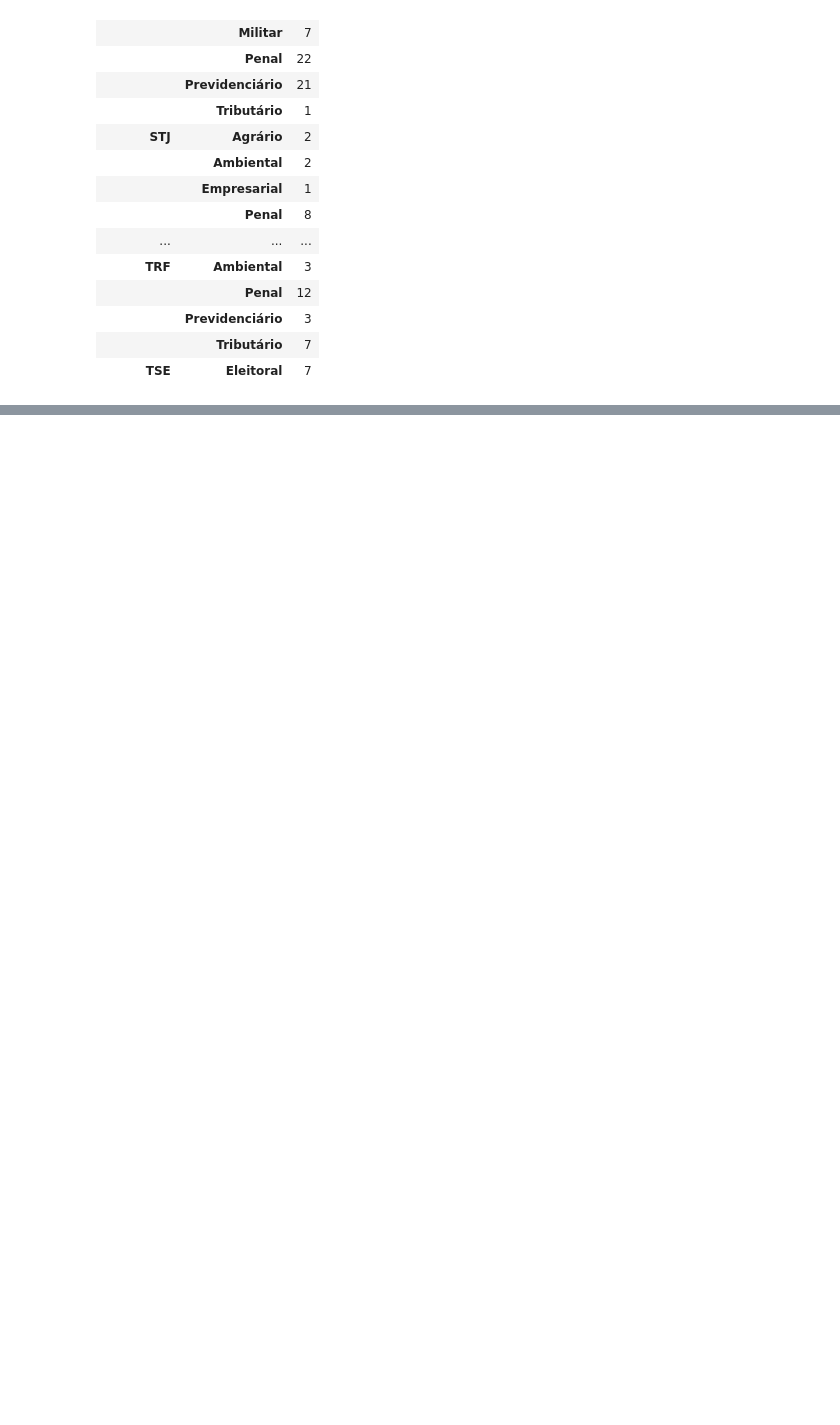
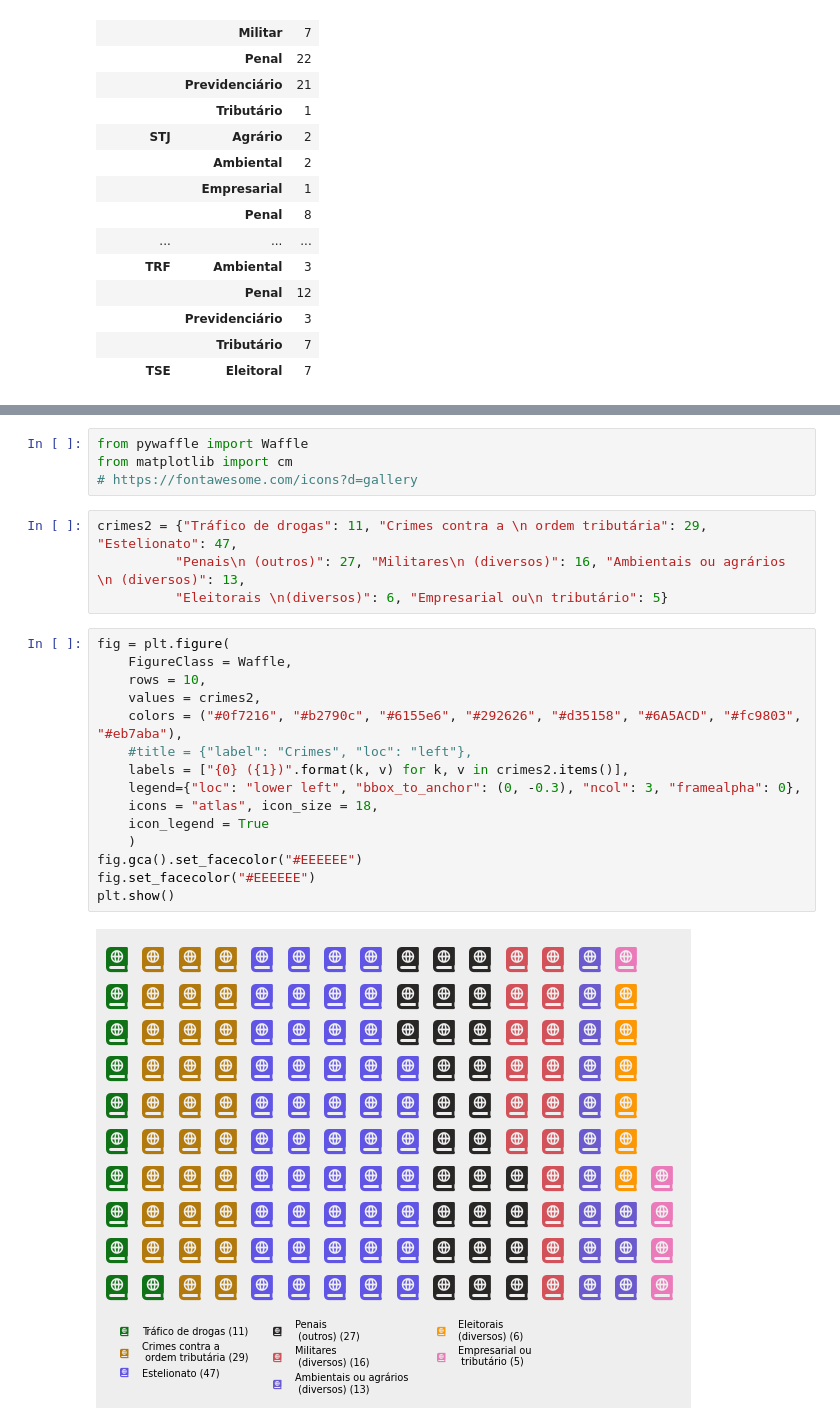
Before and after one commit to fernandovieira1/Conaci, a Jupyter notebook: compilacaoJulgados.ipynb, the cells around one changed output, grey strips where cells are left out. Drawn from its saved outputs; the diff is of its cells as text; blank space fills up the shorter version.

```diff
--- a/compilacaoJulgados.ipynb
+++ b/compilacaoJulgados.ipynb
@@ -159,0 +246,25 @@ tribunalDireito
+# %%
+from pywaffle import Waffle
+from matplotlib import cm
+# https://fontawesome.com/icons?d=gallery
+# %%
+crimes2 = {"Tráfico de drogas": 11, "Crimes contra a \n ordem tributária": 29, "Estelionato": 47,
+          "Penais\n (outros)": 27, "Militares\n (diversos)": 16, "Ambientais ou agrários \n (diversos)": 13,
+          "Eleitorais \n(diversos)": 6, "Empresarial ou\n tributário": 5}
+# %%
+fig = plt.figure(
+	FigureClass = Waffle,
+    rows = 10,
+    values = crimes2,
+    colors = ("#0f7216", "#b2790c", "#6155e6", "#292626", "#d35158", "#6A5ACD", "#fc9803", "#eb7aba"),
+    #title = {"label": "Crimes", "loc": "left"},
+    labels = ["{0} ({1})".format(k, v) for k, v in crimes2.items()],
+    legend={"loc": "lower left", "bbox_to_anchor": (0, -0.3), "ncol": 3, "framealpha": 0},
+    icons = "atlas", icon_size = 18,
+    icon_legend = True
+	)
+fig.gca().set_facecolor("#EEEEEE")
+fig.set_facecolor("#EEEEEE")
+plt.show()
+# %% [output]
+[figure, added]
```
Also changed, not shown: parts of 23 cells of this notebook, 4 other files.
